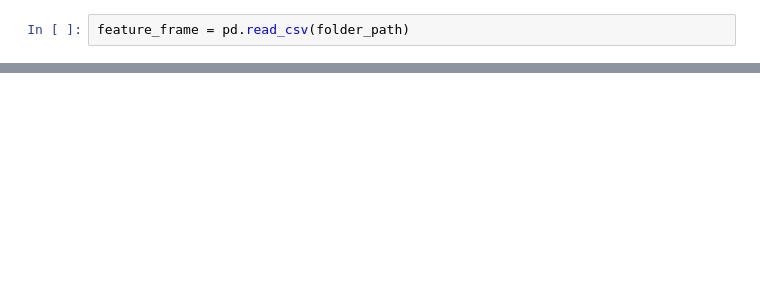
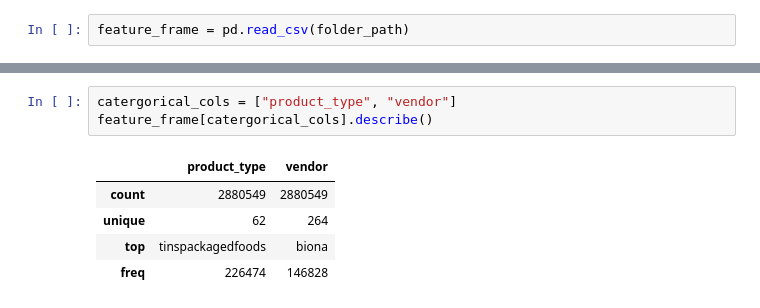
Before and after one commit to MaickMos/zrive-ds, a Jupyter notebook: src/module_2/Exploratory_Data_Analysis.ipynb, the cells around one changed output, grey strips where cells are left out. Drawn from its saved outputs; the diff is of its cells as text; blank space fills up the shorter version.

```diff
--- a/src/module_2/Exploratory_Data_Analysis.ipynb
+++ b/src/module_2/Exploratory_Data_Analysis.ipynb
@@ -28,0 +88,9 @@ Error
+# %%
+catergorical_cols = ["product_type", "vendor"]
+feature_frame[catergorical_cols].describe()
+# %% [output]
+|  | product_type | vendor |
+| count | 2880549 | 2880549 |
+| unique | 62 | 264 |
+| top | tinspackagedfoods | biona |
+| freq | 226474 | 146828 |
```
Also changed, not shown: parts of 18 cells of this notebook, 4 other files.
